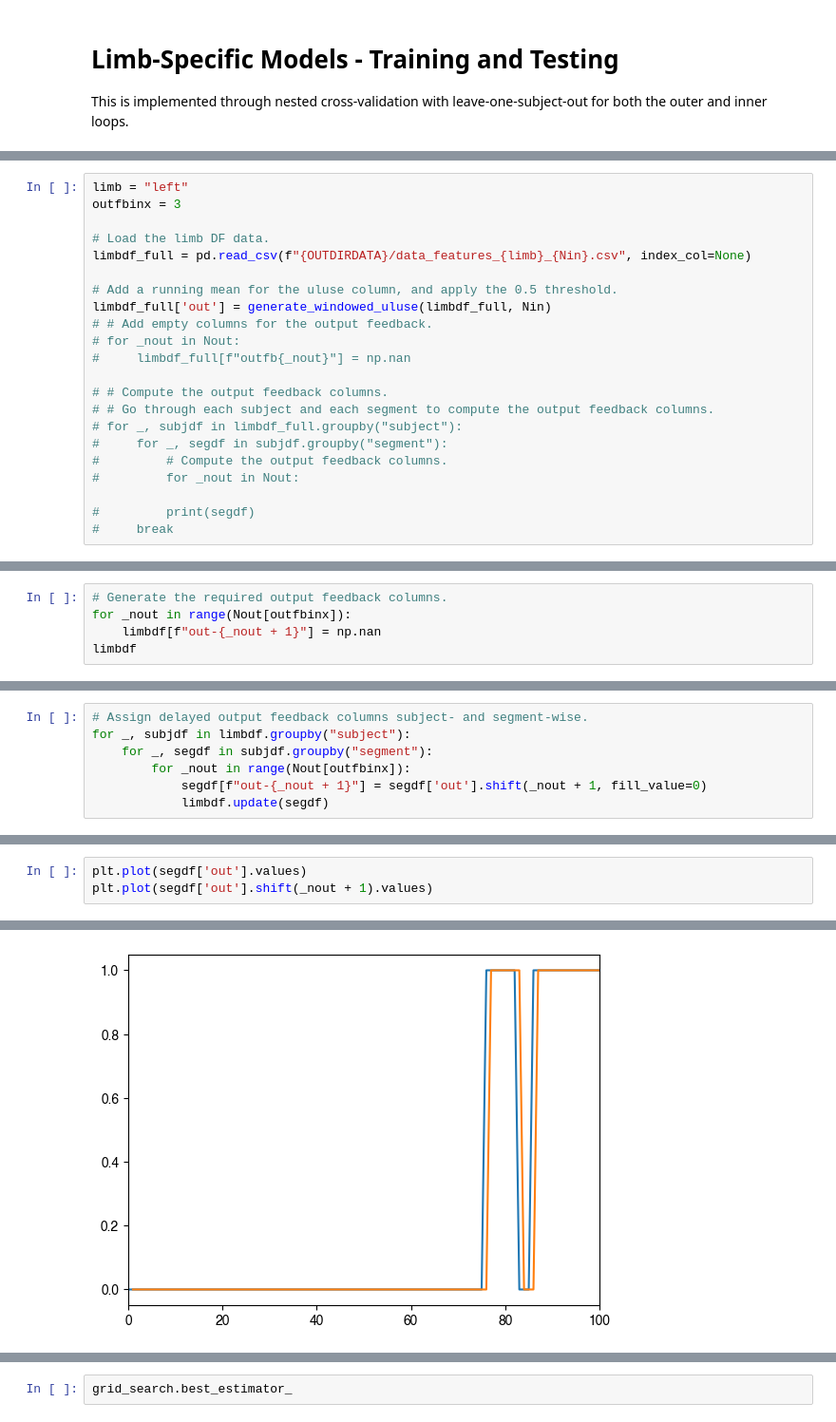
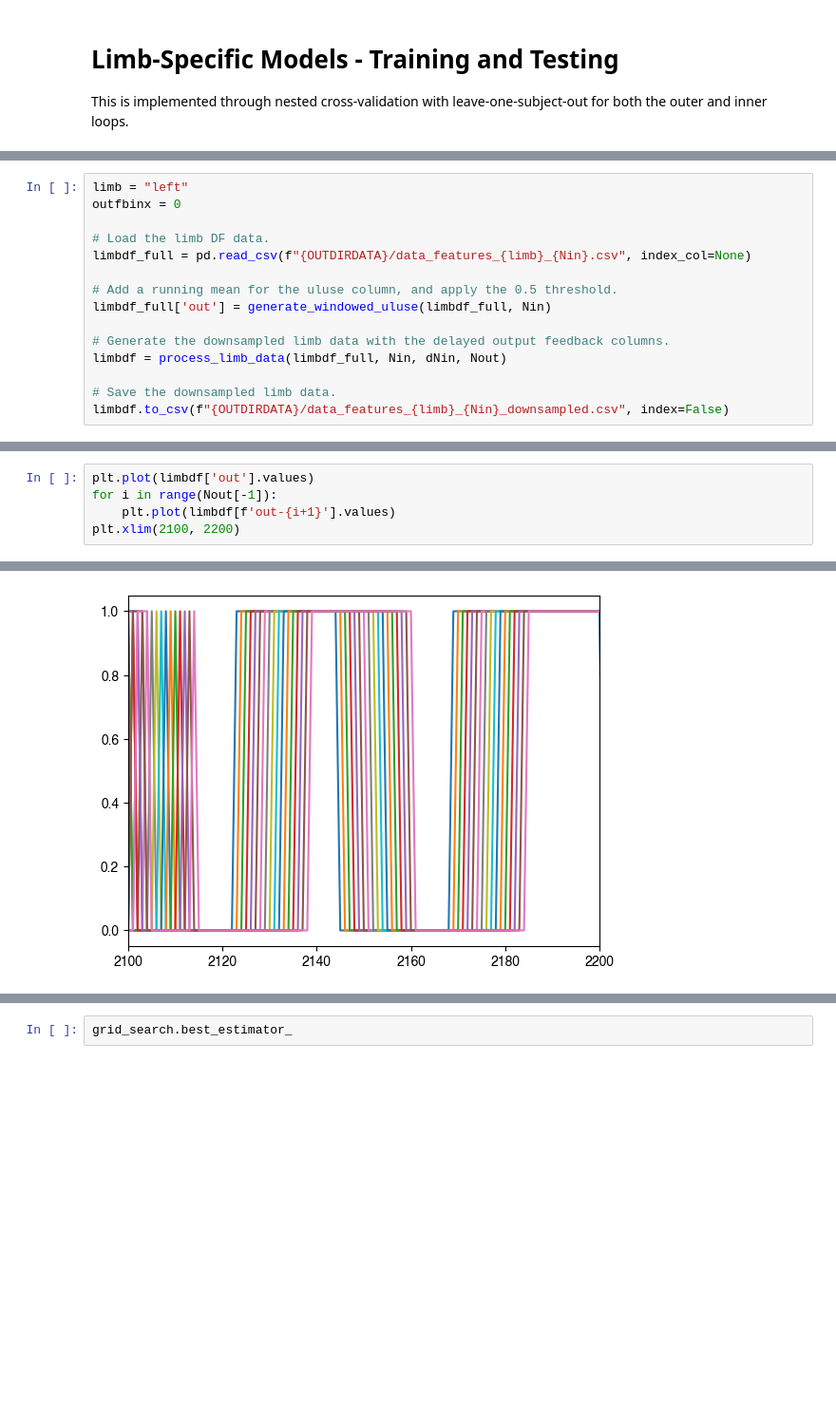
Before and after one commit to siva82kb/uluse_with_output_feedback, a Jupyter notebook: notebooks/01-rf-feedback-intersubject.ipynb, the cells around one changed output, grey strips where cells are left out. Shown: that part at 95% size. Saved outputs shown, nothing was run; the diff lists cells and outputs as text; blank space fills up the shorter version.

```diff
--- a/notebooks/01-rf-feedback-intersubject.ipynb
+++ b/notebooks/01-rf-feedback-intersubject.ipynb
@@ -230,22 +254,15 @@ def generate_windowed_uluse(datadf, Nin):
 # %%
 limb = "left"
-outfbinx = 3
+outfbinx = 0
 
 # Load the limb DF data.
 limbdf_full = pd.read_csv(f"{OUTDIRDATA}/data_features_{limb}_{Nin}.csv", index_col=None)
 
 # Add a running mean for the uluse column, and apply the 0.5 threshold.
 limbdf_full['out'] = generate_windowed_uluse(limbdf_full, Nin)
-# # Add empty columns for the output feedback.
-# for _nout in Nout:
-#     limbdf_full[f"outfb{_nout}"] = np.nan
 
-# # Compute the output feedback columns.
-# # Go through each subject and each segment to compute the output feedback columns.
-# for _, subjdf in limbdf_full.groupby("subject"):
-#     for _, segdf in subjdf.groupby("segment"):
-#         # Compute the output feedback columns.
-#         for _nout in Nout:
+# Generate the downsampled limb data with the delayed output feedback columns.
+limbdf = process_limb_data(limbdf_full, Nin, dNin, Nout)
 
-#         print(segdf)
-#     break
+# Save the downsampled limb data.
+limbdf.to_csv(f"{OUTDIRDATA}/data_features_{limb}_{Nin}_downsampled.csv", index=False)
@@ -260,5 +268,0 @@ for subject in limbdf_full['subject'].unique():
-# %%
-# Generate the required output feedback columns.
-for _nout in range(Nout[outfbinx]):
-    limbdf[f"out-{_nout + 1}"] = np.nan
-limbdf
@@ -279,7 +268,0 @@ limbdf
-# %%
-# Assign delayed output feedback columns subject- and segment-wise.
-for _, subjdf in limbdf.groupby("subject"):
-    for _, segdf in subjdf.groupby("segment"):
-        for _nout in range(Nout[outfbinx]):
-            segdf[f"out-{_nout + 1}"] = segdf['out'].shift(_nout + 1, fill_value=0)
-            limbdf.update(segdf)
@@ -334,4 +285,6 @@ segdf['out'], segdf['out'].shift(_nout + 5), segdf['out'].shift(_nout + 5, fill_
 # %%
-plt.plot(segdf['out'].values)
-plt.plot(segdf['out'].shift(_nout + 1).values)
+plt.plot(limbdf['out'].values)
+for i in range(Nout[-1]):
+    plt.plot(limbdf[f'out-{i+1}'].values)
+plt.xlim(2100, 2200)
 # %% [output]
@@ -339 +292 @@ plt.plot(segdf['out'].shift(_nout + 1).values)
-[figure, old version]
+[figure, new version]
```
Also changed, not shown: parts of 20 cells of this notebook.
